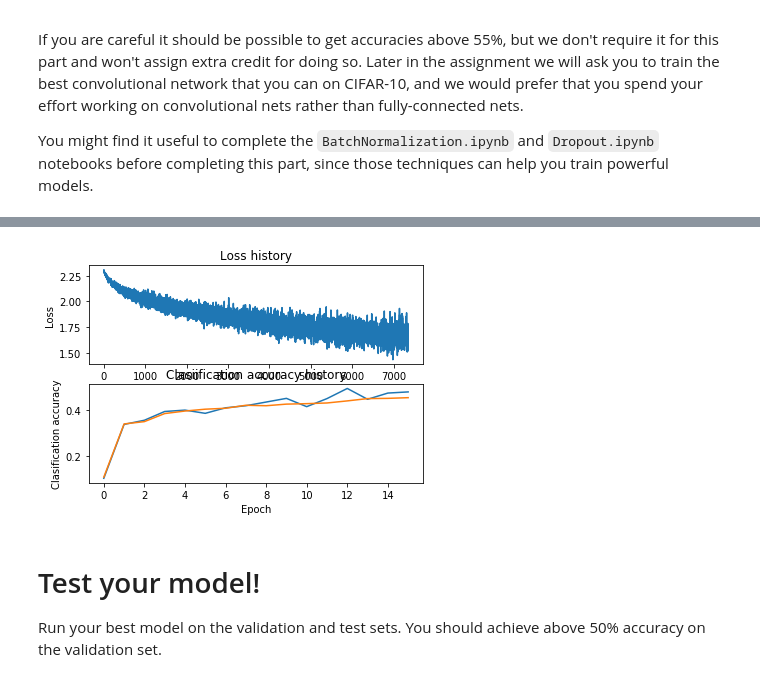
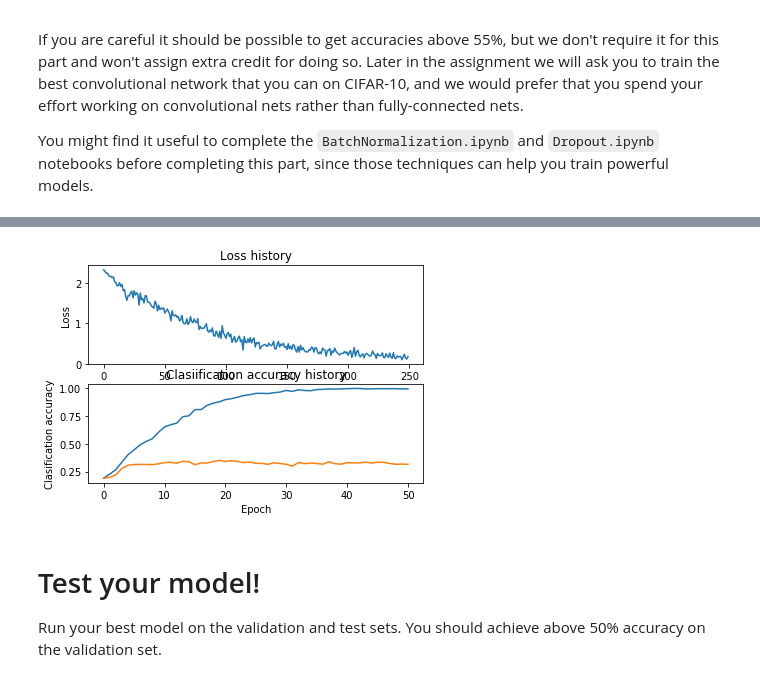
Before and after one commit to shuyanzhu/leran_cs231n, a Jupyter notebook: spring1718_assignment2_v2/FullyConnectedNets.ipynb, the cells around one changed output, grey strips where cells are left out. Drawn from its saved outputs; the diff is of its cells as text; code cells hidden in the pictures.

```diff
--- a/spring1718_assignment2_v2/FullyConnectedNets.ipynb
+++ b/spring1718_assignment2_v2/FullyConnectedNets.ipynb
@@ -824,7 +824,7 @@ If you are careful it should be possible to get accuracies above 55%, but we don
 You might find it useful to complete the `BatchNormalization.ipynb` and `Dropout.ipynb` notebooks before completing this part, since those techniques can help you train powerful models.
 # %%
 best_model = None
-num_train = 49000
+num_train = 500
 small_data = {
     'X_train':data['X_train'][:num_train],
     'y_train':data['y_train'][:num_train],
@@ -842,10 +842,11 @@ model = FullyConnectedNet(hidden_dims = [200, 200],
                     )
 
 solver = Solver(model, small_data,
-                num_epochs=15, batch_size=100,
+                num_epochs=50, batch_size=100,
                 update_rule='adam',
+                lr_decay=1,
                 optim_config={
-                    'learning_rate': 1e-4
+                    'learning_rate': 1e-3
                 },
                 verbose=True,
                 print_every=100000000
@@ -889,4 +889,4 @@ plt.show()
-[figure, old version]
+[figure, new version]
 # %% [markdown]
 # Test your model!
 Run your best model on the validation and test sets. You should achieve above 50% accuracy on the validation set.
```
Also changed, not shown: parts of 2 cells of this notebook, 6 other files.
